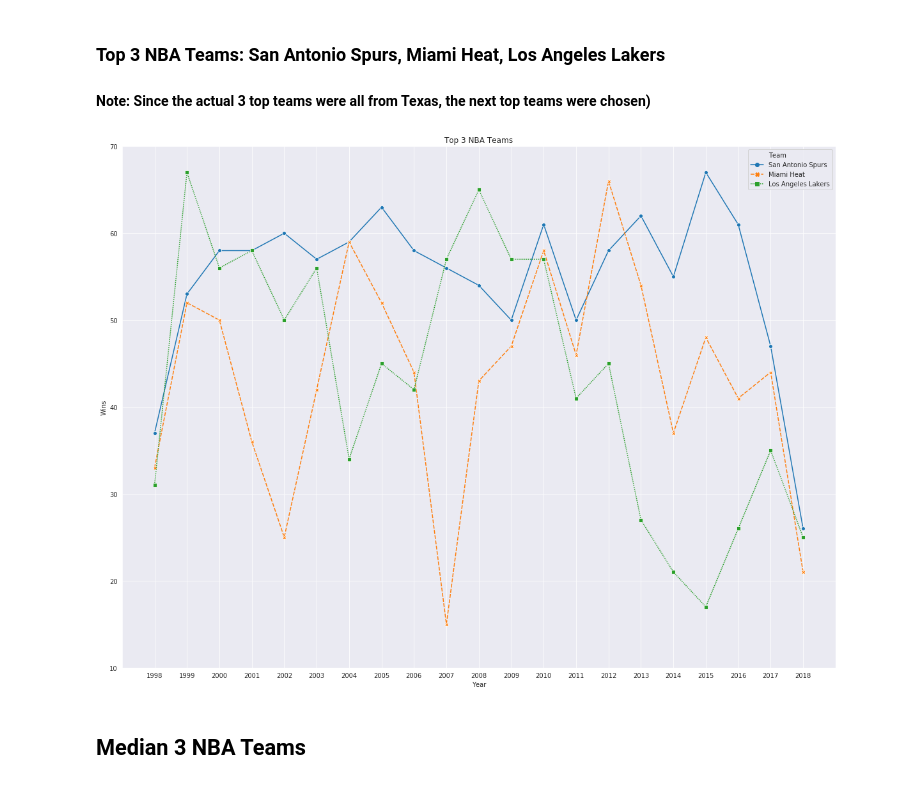
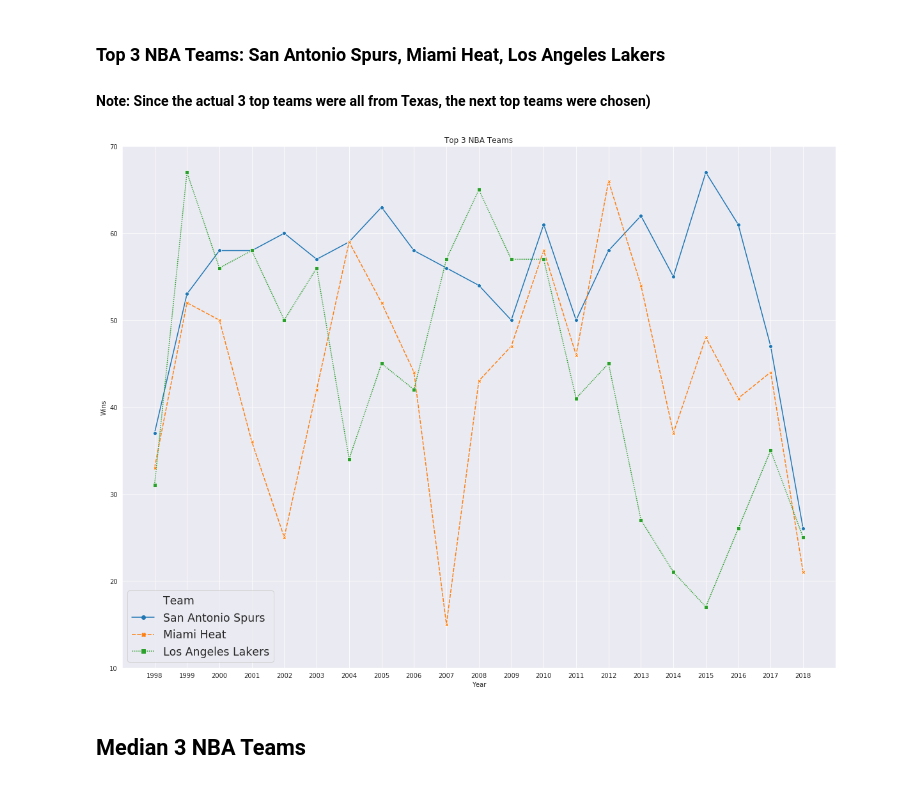
Before and after one commit to Git-hSin/TeamPerformanceCommImpact, a Jupyter notebook: tim_sports/tim_sports.ipynb, the cells around one changed output. Saved outputs shown, nothing was run; the diff lists cells and outputs as text; code cells hidden in the pictures.

```diff
--- a/tim_sports/tim_sports.ipynb
+++ b/tim_sports/tim_sports.ipynb
@@ -431,14 +437,15 @@ top_3_nba_teams = nba_top_append.append(lak_df, ignore_index=False)
 # %%
 #Plot
 top_3_nba_teams_plot = sns.lineplot(data= top_3_nba_teams, x = top_3_nba_teams["Year"],\
                                   y = top_3_nba_teams["Wins"], \
                                   hue = top_3_nba_teams["Team"], markers=True, \
                                   style=top_3_nba_teams["Team"], dashes=True)
 plt.ylim([10,70])
 plt.title("Top 3 NBA Teams")
+plt.legend(loc = 'best', fontsize = 'xx-large')
 plt.show()
 # %% [output]
-[figure, old version]
+[figure, new version]
 # %% [markdown]
 ##  Median 3 NBA Teams
 # %%
```
Also changed, not shown: parts of 8 cells of this notebook.
